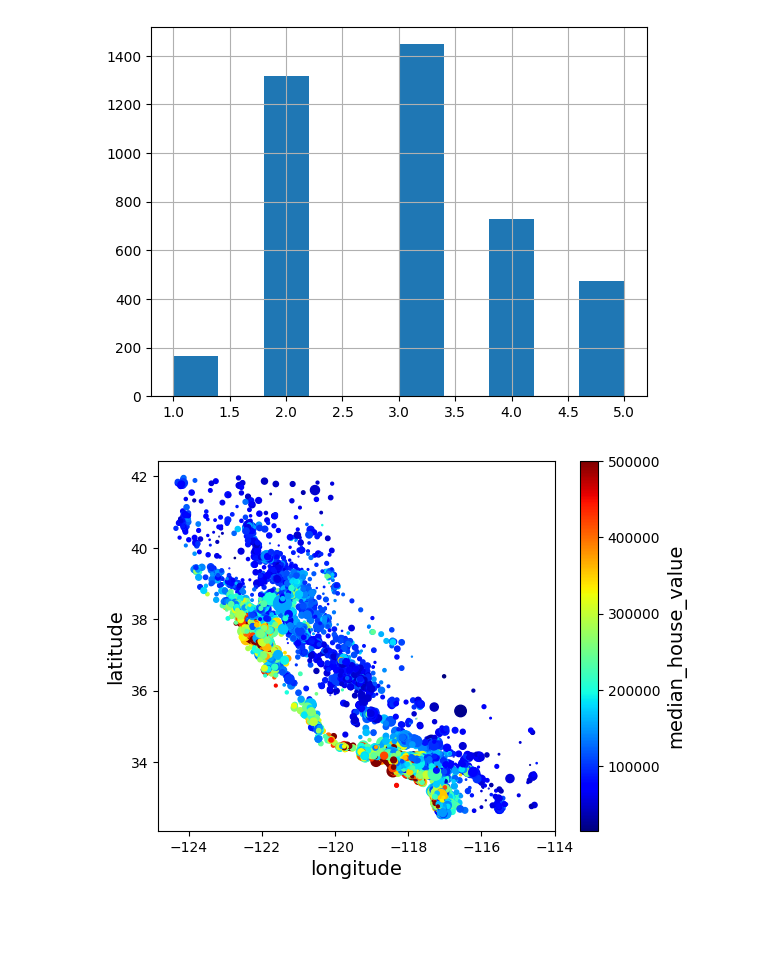
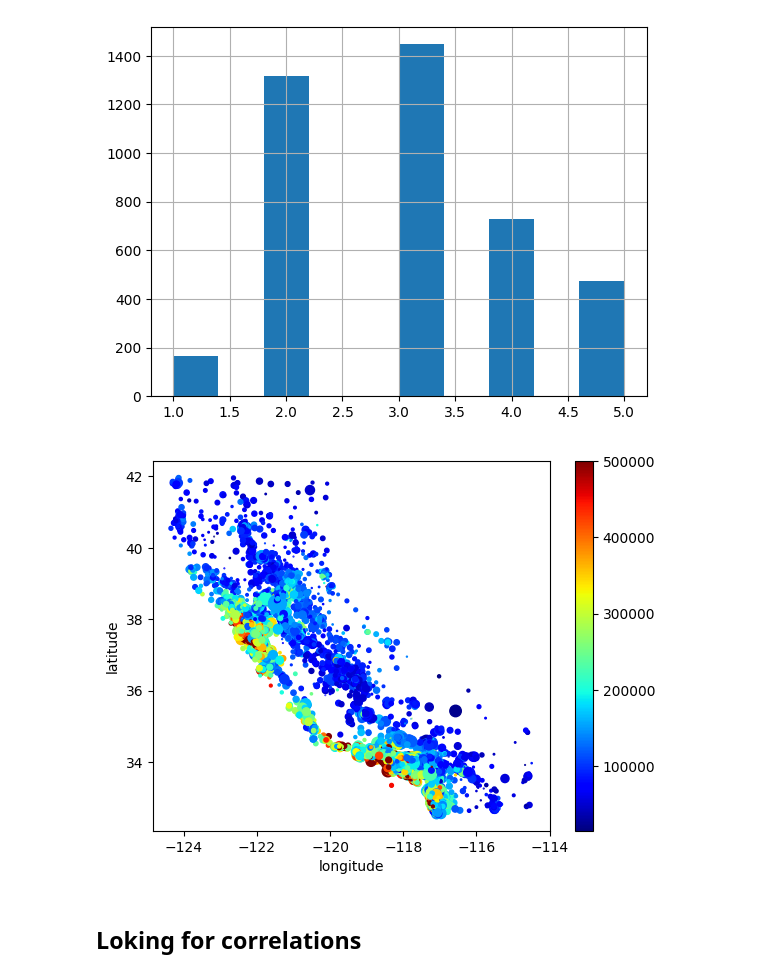
Before and after one commit to asrevo-applied-ml/basic-ml, a Jupyter notebook: e2e_ml.ipynb, the cells around one changed output. Cells and saved outputs as stored; diff of their text form; code cells hidden in the pictures; blank space fills up the shorter version.

```diff
--- a/e2e_ml.ipynb
+++ b/e2e_ml.ipynb
@@ -106,10 +106,10 @@ strat_test_ds["median_income_cat"].hist()
 plt.show()
 # %% [output]
 [figure]
-# %%
-housing=strat_train_ds.copy()
 # %%
-housing.plot.scatter(x="longitude",y="latitude",s=housing["population"]/100,c="median_house_value",cmap="jet")
+housing.plot.scatter(x="longitude",y="latitude",s=housing["population"]/100,c=housing_labels["median_house_value"],cmap="jet")
 plt.show()
 # %% [output]
-[figure, old version]
+[figure, new version]
+# %% [markdown]
+## Loking for correlations
```
Also changed, not shown: parts of 10 cells of this notebook.
